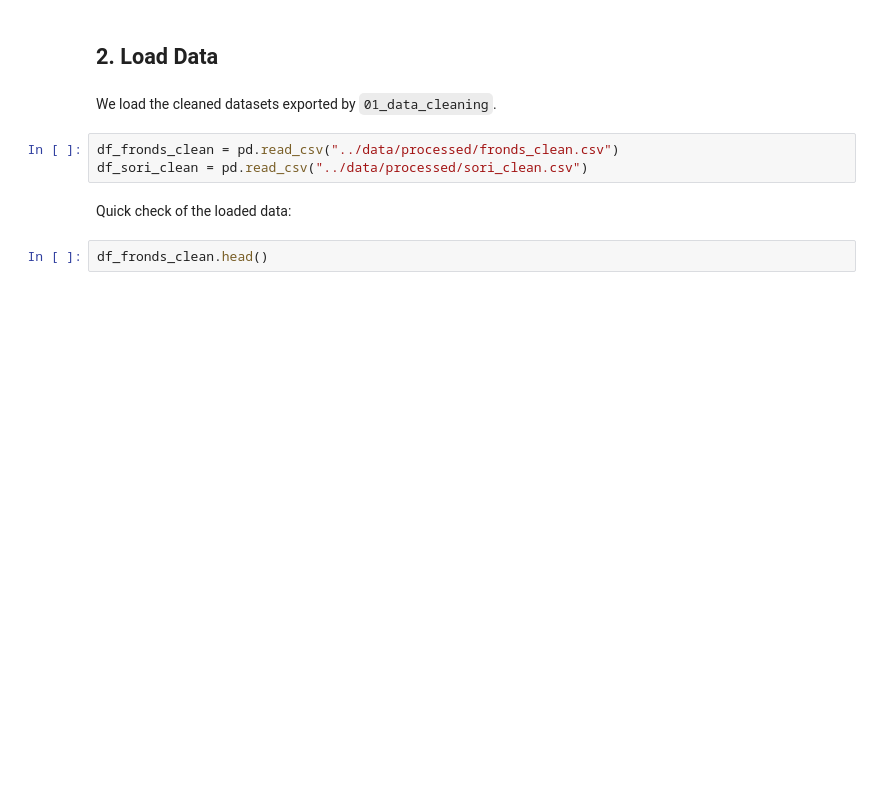
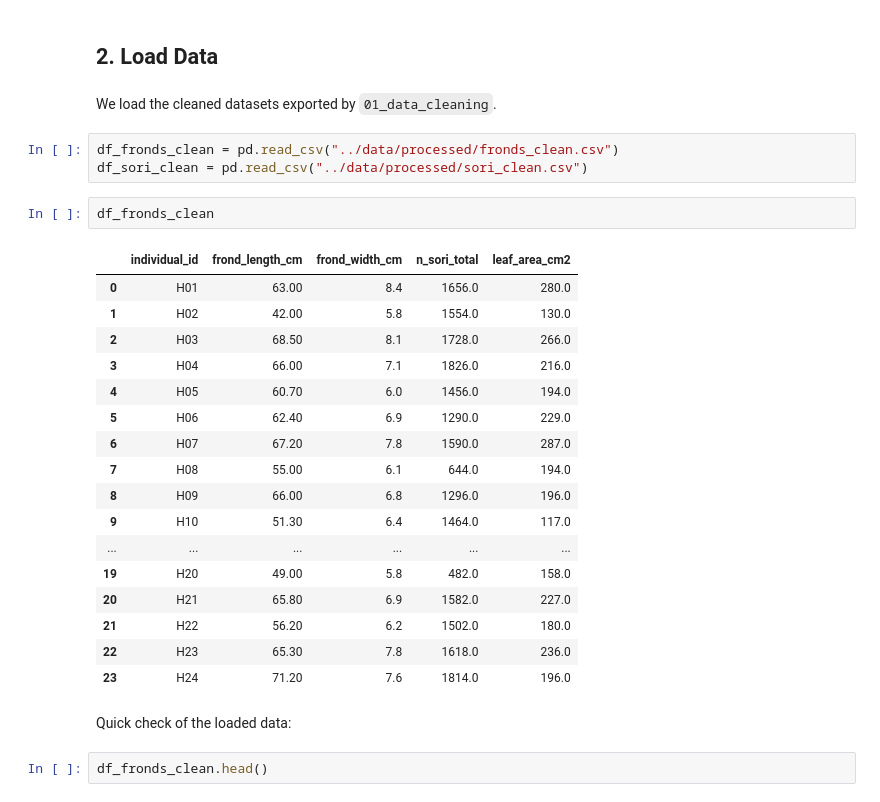
Before and after one commit to juan-llanos/fern-reproductive-morphometrics, a Jupyter notebook: notebooks/02_total_sori_imputation.ipynb, the cells around one changed output. Drawn from its saved outputs; the diff is of its cells as text; blank space fills up the shorter version.

```diff
--- a/notebooks/02_total_sori_imputation.ipynb
+++ b/notebooks/02_total_sori_imputation.ipynb
@@ -24,6 +24,26 @@ We load the cleaned datasets exported by `01_data_cleaning`.
 # %%
 df_fronds_clean = pd.read_csv("../data/processed/fronds_clean.csv")
 df_sori_clean = pd.read_csv("../data/processed/sori_clean.csv")
+# %%
+df_fronds_clean
+# %% [output]
+|  | individual_id | frond_length_cm | frond_width_cm | n_sori_total | leaf_area_cm2 |
+| 0 | H01 | 63.00 | 8.4 | 1656.0 | 280.0 |
+| 1 | H02 | 42.00 | 5.8 | 1554.0 | 130.0 |
+| 2 | H03 | 68.50 | 8.1 | 1728.0 | 266.0 |
+| 3 | H04 | 66.00 | 7.1 | 1826.0 | 216.0 |
+| 4 | H05 | 60.70 | 6.0 | 1456.0 | 194.0 |
+| 5 | H06 | 62.40 | 6.9 | 1290.0 | 229.0 |
+| 6 | H07 | 67.20 | 7.8 | 1590.0 | 287.0 |
+| 7 | H08 | 55.00 | 6.1 | 644.0 | 194.0 |
+| 8 | H09 | 66.00 | 6.8 | 1296.0 | 196.0 |
+| 9 | H10 | 51.30 | 6.4 | 1464.0 | 117.0 |
+| ... | ... | ... | ... | ... | ... |
+| 19 | H20 | 49.00 | 5.8 | 482.0 | 158.0 |
+| 20 | H21 | 65.80 | 6.9 | 1582.0 | 227.0 |
+| 21 | H22 | 56.20 | 6.2 | 1502.0 | 180.0 |
+| 22 | H23 | 65.30 | 7.8 | 1618.0 | 236.0 |
+| 23 | H24 | 71.20 | 7.6 | 1814.0 | 196.0 |
 # %% [markdown]
 Quick check of the loaded data:
 # %%
```
Also changed, not shown: parts of 9 cells of this notebook, 3 other files.
